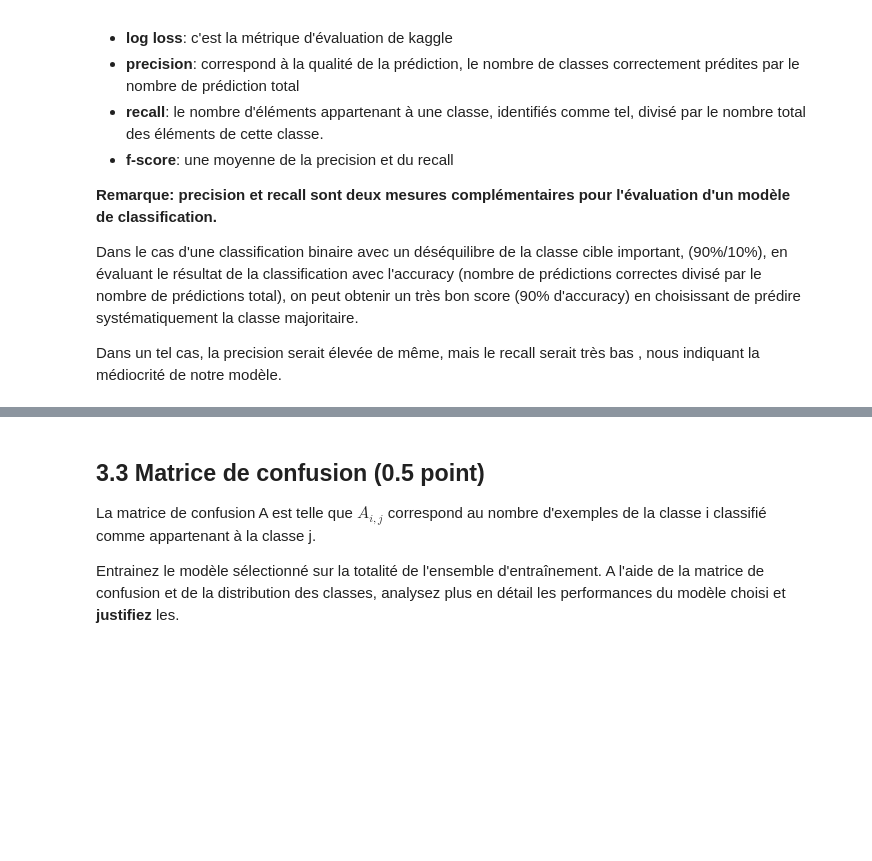
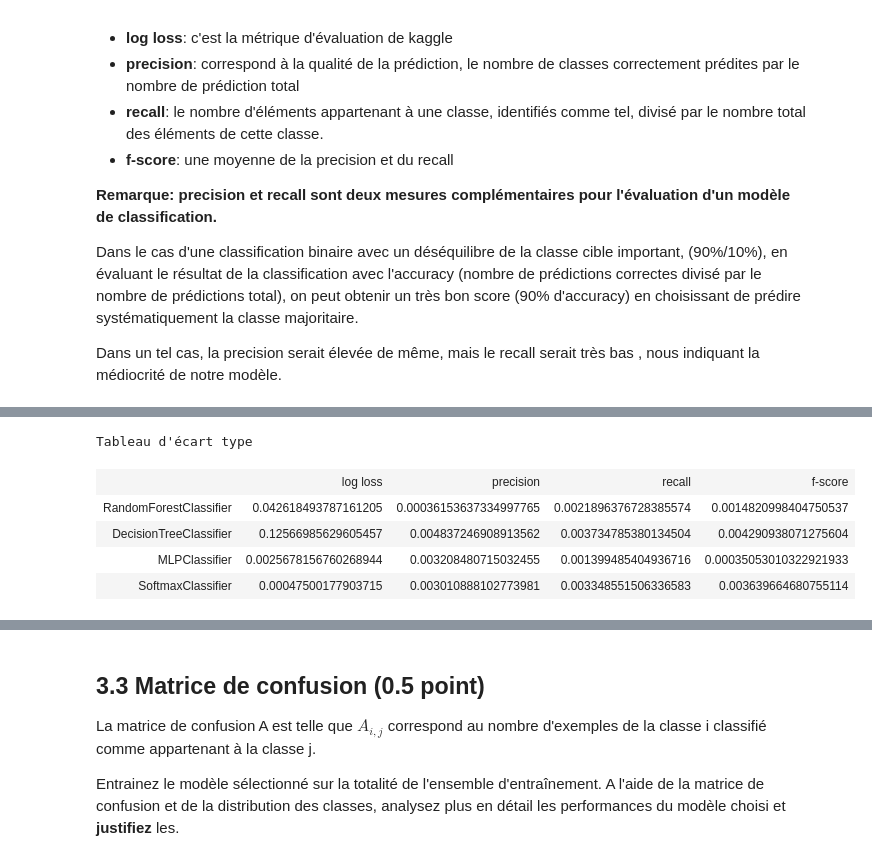
Before and after one commit to ayoubelasryRoot/INF8215, a Jupyter notebook: tp3/TP3_AyoubElAsry_MarcElKhoury.ipynb, the cells around one changed output, grey strips where cells are left out. Cells and saved outputs as stored; diff of their text form; code cells hidden in the pictures; blank space fills up the shorter version.

```diff
--- a/tp3/TP3_AyoubElAsry_MarcElKhoury.ipynb
+++ b/tp3/TP3_AyoubElAsry_MarcElKhoury.ipynb
@@ -946,0 +952,18 @@ D'après les résultats, le meilleure modele semble etre le MLP classifier, etan
+# %%
+# Tableau d'écart type
+table = [
+    ["","log loss","precision","recall", "f-score"],
+    ["RandomForestClassifier",new_scores_sd[0][0], new_scores_sd[0][1], new_scores_sd[0][2], new_scores_sd[0][3]],
+    ["DecisionTreeClassifier",new_scores_sd[1][0], new_scores_sd[1][1], new_scores_sd[1][2], new_scores_sd[1][3]],
+    ["MLPClassifier",         new_scores_sd[2][0], new_scores_sd[2][1], new_scores_sd[2][2], new_scores_sd[2][3]],
+    ["SoftmaxClassifier",     new_scores_sd[3][0], new_scores_sd[3][1], new_scores_sd[3][2], new_scores_sd[3][3]]
+]
+print("Tableau d'écart type")
+display(HTML(tabulate.tabulate(table, tablefmt='html', colalign=("left", "center", "center", "center", "center"))))
+# %% [output]
+Tableau d'écart type
+|  | log loss | precision | recall | f-score |
+| RandomForestClassifier | 0.042618493787161205 | 0.00036153637334997765 | 0.0021896376728385574 | 0.0014820998404750537 |
+| DecisionTreeClassifier | 0.12566985629605457 | 0.004837246908913562 | 0.003734785380134504 | 0.004290938071275604 |
+| MLPClassifier | 0.0025678156760268944 | 0.003208480715032455 | 0.001399485404936716 | 0.00035053010322921933 |
+| SoftmaxClassifier | 0.00047500177903715 | 0.003010888102773981 | 0.003348551506336583 | 0.003639664680755114 |
```
Also changed, not shown: parts of 14 cells of this notebook.
